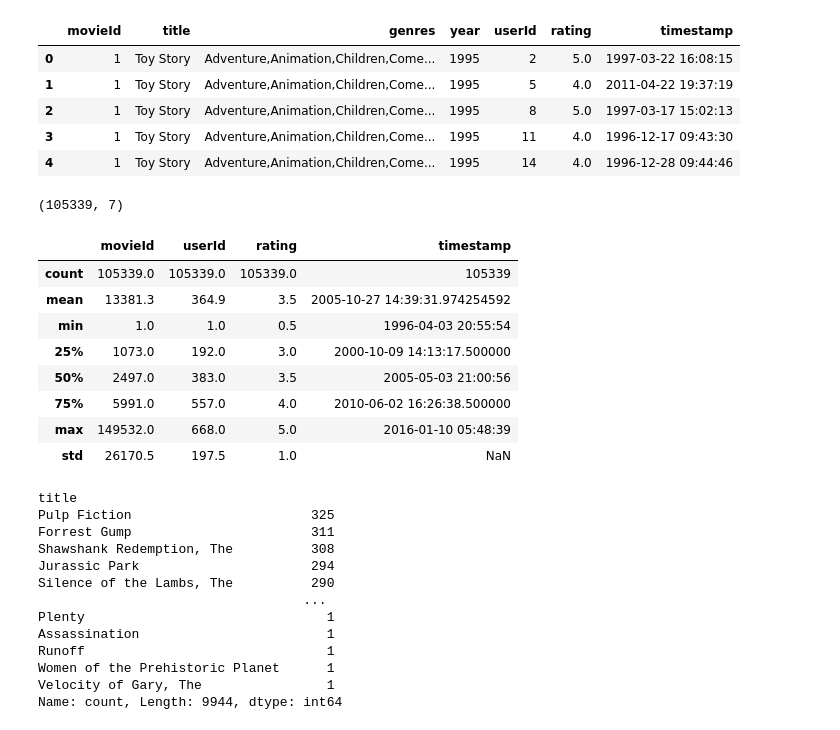
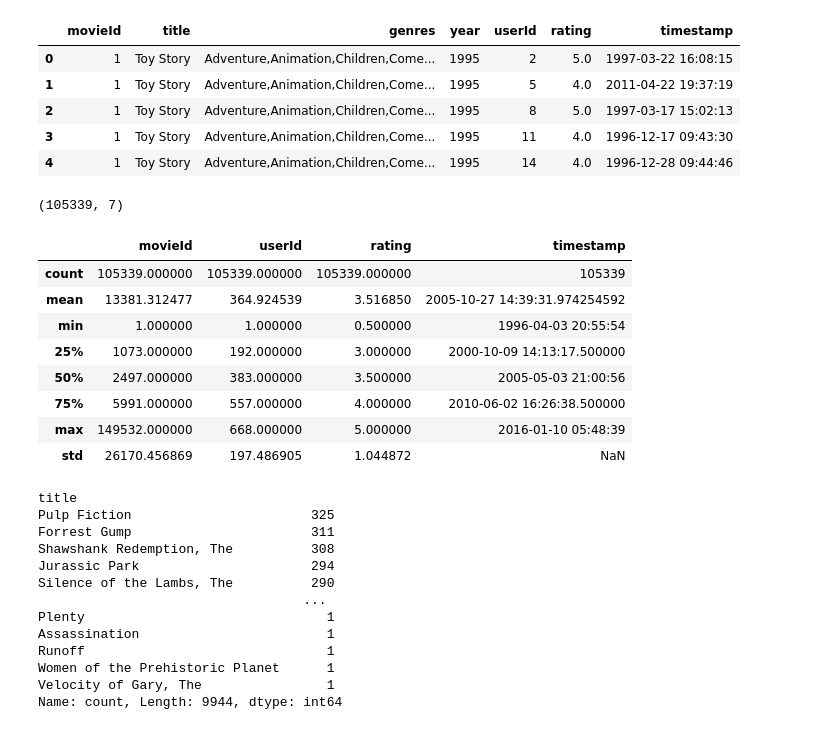
Before and after one commit to Naman-1274/Movie_recommendation_system-Edureka, a Jupyter notebook: Main.ipynb, the cells around one changed output. Cells and saved outputs as stored; diff of their text form; code cells hidden in the pictures.

```diff
--- a/Main.ipynb
+++ b/Main.ipynb
@@ -147,16 +142,16 @@ df.head()
 | 4 | 1 | Toy Story | Adventure,Animation,Children,Come... | 1995 | 14 | 4.0 | 1996-12-28 09:44:46 |
 # %%
 print(df.shape)
-df.describe().round(1)
+df.describe()
 # %% [output]
 (105339, 7)
 |  | movieId | userId | rating | timestamp |
-| count | 105339.0 | 105339.0 | 105339.0 | 105339 |
-| mean | 13381.3 | 364.9 | 3.5 | 2005-10-27 14:39:31.974254592 |
-| min | 1.0 | 1.0 | 0.5 | 1996-04-03 20:55:54 |
-| 25% | 1073.0 | 192.0 | 3.0 | 2000-10-09 14:13:17.500000 |
-| 50% | 2497.0 | 383.0 | 3.5 | 2005-05-03 21:00:56 |
-| 75% | 5991.0 | 557.0 | 4.0 | 2010-06-02 16:26:38.500000 |
-| max | 149532.0 | 668.0 | 5.0 | 2016-01-10 05:48:39 |
-| std | 26170.5 | 197.5 | 1.0 | NaN |
+| count | 105339.000000 | 105339.000000 | 105339.000000 | 105339 |
+| mean | 13381.312477 | 364.924539 | 3.516850 | 2005-10-27 14:39:31.974254592 |
+| min | 1.000000 | 1.000000 | 0.500000 | 1996-04-03 20:55:54 |
+| 25% | 1073.000000 | 192.000000 | 3.000000 | 2000-10-09 14:13:17.500000 |
+| 50% | 2497.000000 | 383.000000 | 3.500000 | 2005-05-03 21:00:56 |
+| 75% | 5991.000000 | 557.000000 | 4.000000 | 2010-06-02 16:26:38.500000 |
+| max | 149532.000000 | 668.000000 | 5.000000 | 2016-01-10 05:48:39 |
+| std | 26170.456869 | 197.486905 | 1.044872 | NaN |
 # %%
```
Also changed, not shown: parts of 16 cells of this notebook, 5 other files.
